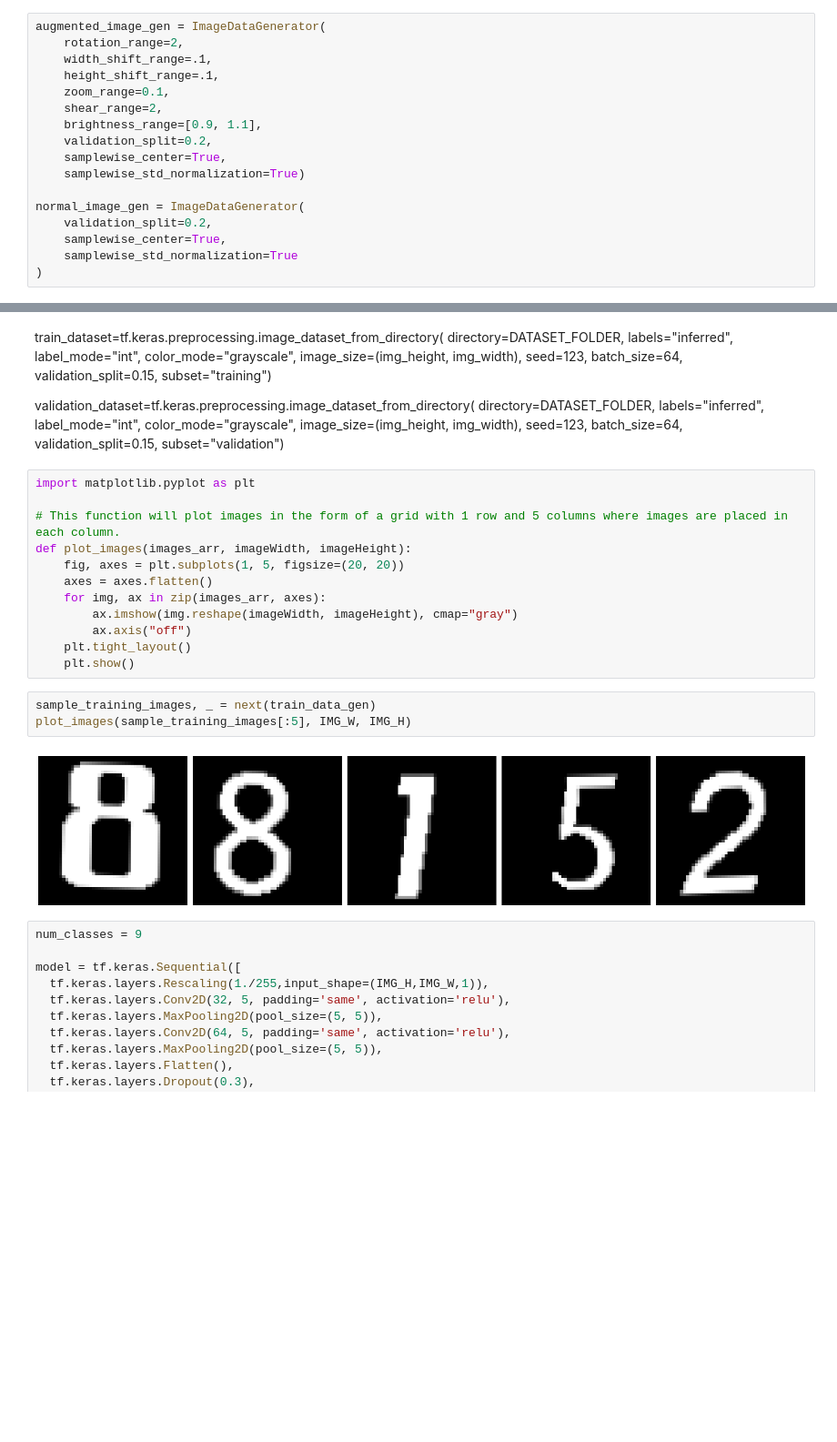
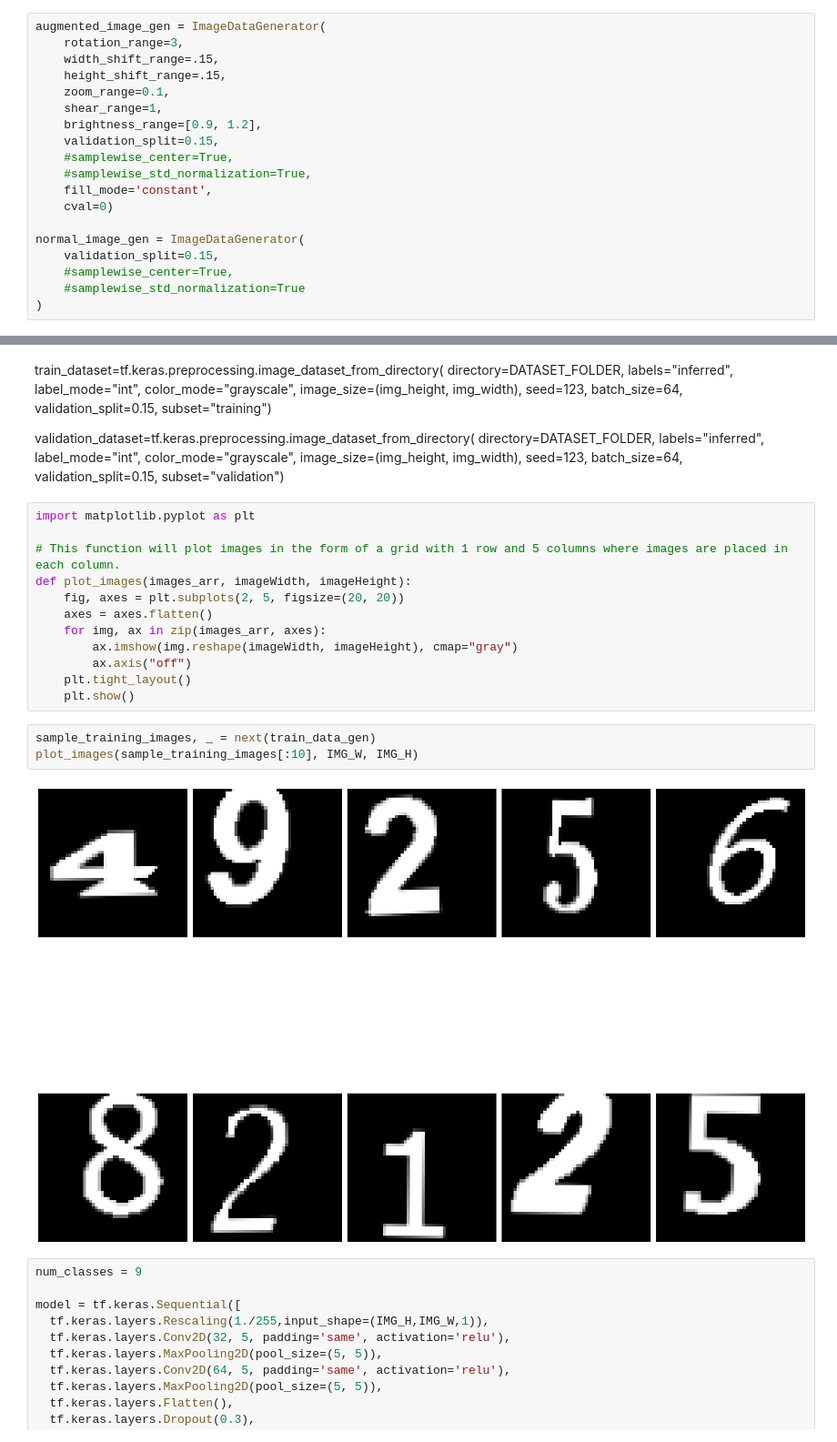
Before and after one commit to darkosarajkic997/ARSudokuSolver, a Jupyter notebook: OCR/OCRModelTraining.ipynb, the cells around one changed output, grey strips where cells are left out. Shown at 91% size. Cells and saved outputs as stored; diff of their text form; blank space fills up the shorter version.

```diff
--- a/OCR/OCRModelTraining.ipynb
+++ b/OCR/OCRModelTraining.ipynb
@@ -33,20 +33,22 @@ def image_preprocessing(names=folder_names,source_folder=SOURCE_IMAGE, destinati
 image_preprocessing()
 # %%
 augmented_image_gen = ImageDataGenerator(
-    rotation_range=2,
-    width_shift_range=.1,
-    height_shift_range=.1,
+    rotation_range=3,
+    width_shift_range=.15,
+    height_shift_range=.15,
     zoom_range=0.1,
-    shear_range=2,
-    brightness_range=[0.9, 1.1],
-    validation_split=0.2,
-    samplewise_center=True,
-    samplewise_std_normalization=True)
+    shear_range=1,
+    brightness_range=[0.9, 1.2],
+    validation_split=0.15,
+    #samplewise_center=True,
+    #samplewise_std_normalization=True,
+    fill_mode='constant',
+    cval=0)
 
 normal_image_gen = ImageDataGenerator(
-    validation_split=0.2,
-    samplewise_center=True,
-    samplewise_std_normalization=True
+    validation_split=0.15,
+    #samplewise_center=True,
+    #samplewise_std_normalization=True
 )
 # %%
 BATCH_SIZE=64
@@ -101,7 +103,7 @@ import matplotlib.pyplot as plt
 
 # This function will plot images in the form of a grid with 1 row and 5 columns where images are placed in each column.
 def plot_images(images_arr, imageWidth, imageHeight):
-    fig, axes = plt.subplots(1, 5, figsize=(20, 20))
+    fig, axes = plt.subplots(2, 5, figsize=(20, 20))
     axes = axes.flatten()
     for img, ax in zip(images_arr, axes):
         ax.imshow(img.reshape(imageWidth, imageHeight), cmap="gray")
@@ -110,9 +112,9 @@ def plot_images(images_arr, imageWidth, imageHeight):
     plt.show()
 # %%
 sample_training_images, _ = next(train_data_gen)
-plot_images(sample_training_images[:5], IMG_W, IMG_H)
+plot_images(sample_training_images[:10], IMG_W, IMG_H)
 # %% [output]
-[figure, old version]
+[figure, new version]
 # %%
 num_classes = 9
 
```
Also changed, not shown: parts of 6 cells of this notebook, 2 other files.
